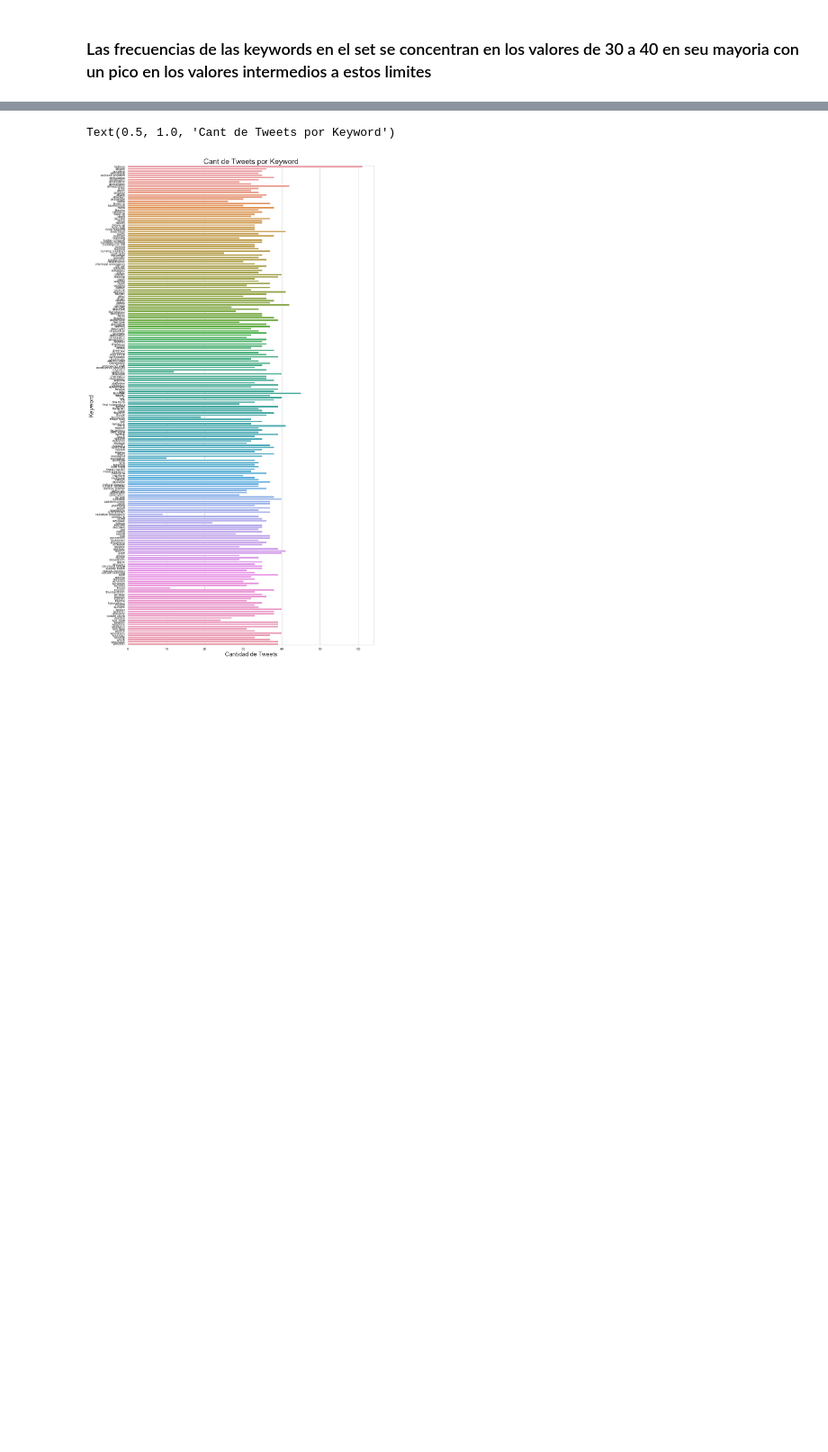
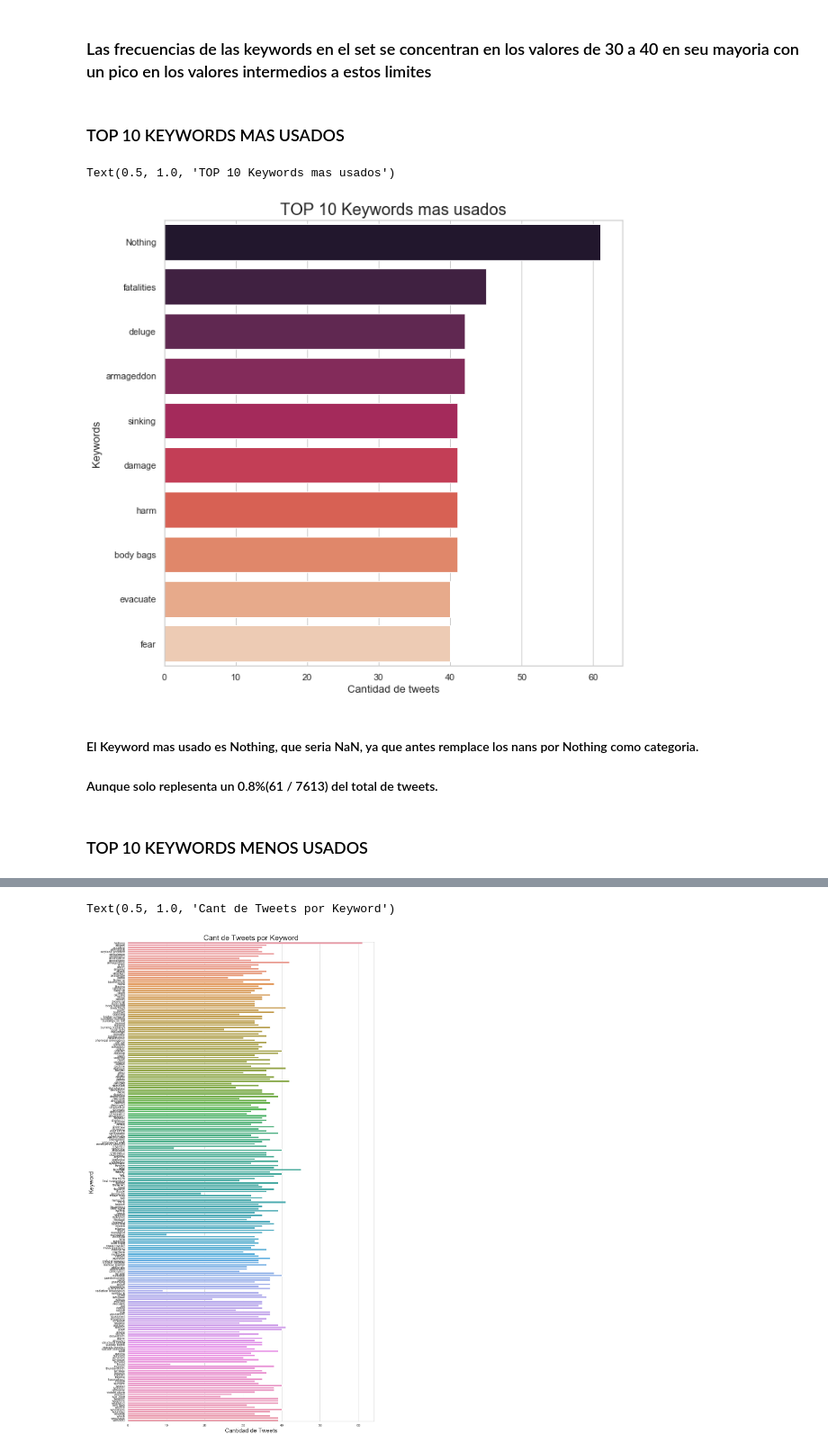
Before and after one commit to axelmpm/TP1_DATOS_1C_2020, a Jupyter notebook: Cristian/C_AnalisisKeywords.ipynb, the cells around one changed output, grey strips where cells are left out. Shown: that part at 90% size. Saved outputs shown, nothing was run; the diff lists cells and outputs as text; code cells hidden in the pictures; blank space fills up the shorter version.

```diff
--- a/Cristian/C_AnalisisKeywords.ipynb
+++ b/Cristian/C_AnalisisKeywords.ipynb
@@ -145,2 +120,22 @@ Text(0.5, 1.0, 'Distribucion de la Frecuencia de keywords en el set')
 # %% [markdown]
 ### Las frecuencias de las keywords en el set se concentran en los valores de 30 a 40 en seu mayoria con un pico en los valores intermedios a estos limites
+# %% [markdown]
+### TOP 10 KEYWORDS MAS USADOS
+# %%
+C_keyword_sort_by_frec =  C_grouped.sort_values(by='cantidad', ascending=False)
+# %%
+TOP_10_mas =C_keyword_sort_by_frec.head(10)
+# %%
+plt.rcParams['figure.figsize'] = (10, 10)
+g = sns.barplot(x=TOP_10_mas["cantidad"] , y=TOP_10_mas["keyword"] , orient='h',palette="rocket")
+g.set_xlabel("Cantidad de tweets", fontsize=13)
+g.set_ylabel("Keywords", fontsize=13,)
+g.set_title("TOP 10 Keywords mas usados", fontsize=20)
+# %% [output]
+Text(0.5, 1.0, 'TOP 10 Keywords mas usados')
+[figure, added]
+# %% [markdown]
+#### El Keyword mas usado es Nothing, que seria NaN, ya que antes remplace los nans por Nothing como categoria.
+#### Aunque solo replesenta un 0.8%(61 / 7613) del total de tweets.
+# %% [markdown]
+### TOP 10 KEYWORDS MENOS USADOS
```
Also changed, not shown: parts of 22 cells of this notebook.
